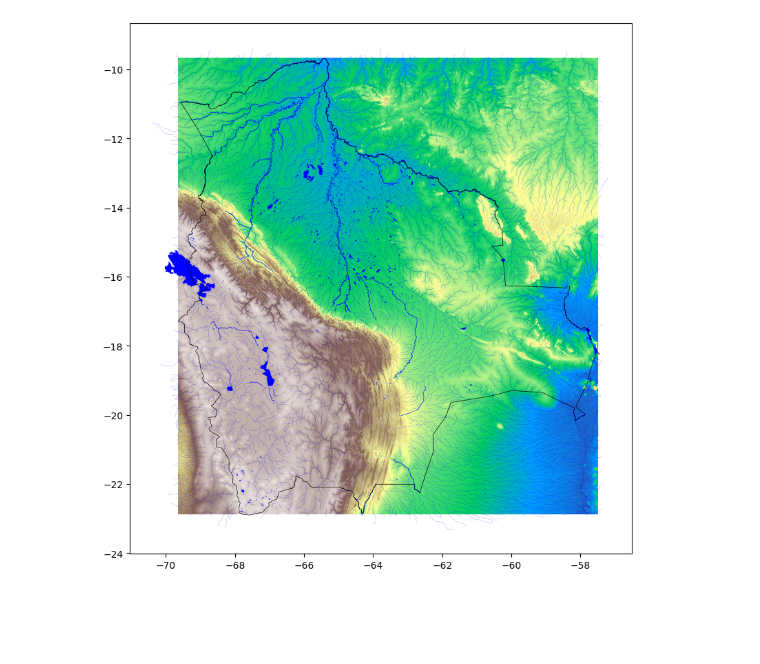
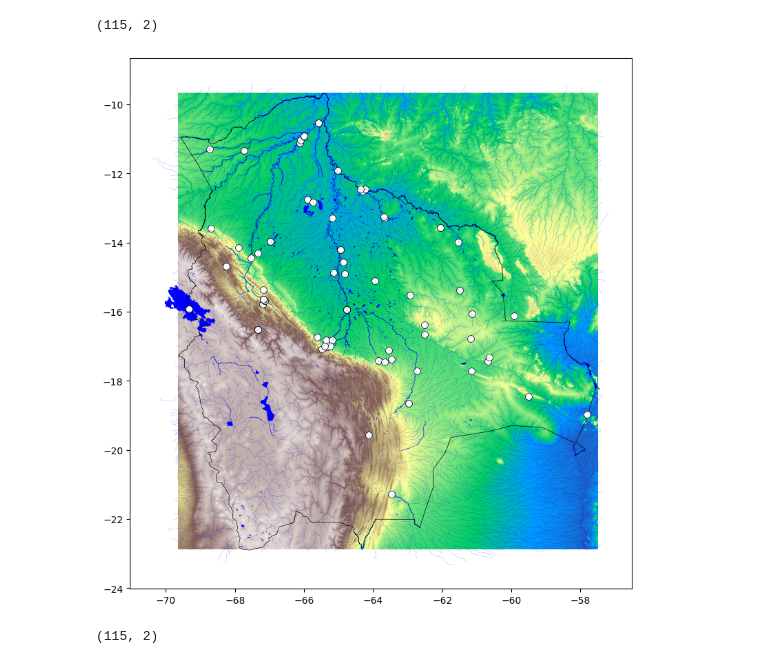
Before and after one commit to pascalhabluetzel/Type_localities_Bolivian_fishes, a Jupyter notebook: code/maps.ipynb, the cells around one changed output. Cells and saved outputs as stored; diff of their text form; code cells hidden in the pictures; blank space fills up the shorter version.

```diff
--- a/code/maps.ipynb
+++ b/code/maps.ipynb
@@ -9,7 +9,7 @@ import math
 import random
 
 # Make a map with occurrences of a list of species
-def overlay_shapefile_on_raster(raster_path, rivers_path, major_rivers_path, lakes_path, borders_path):
+def overlay_shapefile_on_raster(raster_path, rivers_path, major_rivers_path, lakes_path, borders_path, coordinates_path):
 
     # Set the bounding box coordinates
     xmin, xmax, ymin, ymax = -69.6462, -57.4987, -22.8721, -9.6695
@@ -51,6 +51,18 @@ def overlay_shapefile_on_raster(raster_path, rivers_path, major_rivers_path, lak
         # Overlay the second shapefile on top of the raster map
         gdf_borders.plot(ax=plt.gca(), facecolor='none', edgecolor='black', linewidth=0.5)
 
+        original_df = pd.read_csv(coordinates_path, sep='\t', encoding='latin-1')
+        filtered_df = original_df.dropna(subset=['longitude'])
+        # Extract coordinates
+        new_df = filtered_df[['longitude', 'latitude']]
+        # Print how many rows (e.g. occurrences) are left after filtering
+        print(new_df.shape)
+        # Convert the data to a list
+        points = new_df.values.tolist()
+
+        for point in points:
+            plt.scatter(point[0], point[1], color='white', marker='o', s=50, edgecolor='black', linewidth=0.5)
+
         # Save the map as a pdf
         plt.savefig('map.jpg', format='jpg', dpi=300)
 
@@ -59,10 +71,23 @@ def overlay_shapefile_on_raster(raster_path, rivers_path, major_rivers_path, lak
 # %%
 raster_path = '../maps/bolivia.tif'
 rivers_path = '../maps/rivers_samerica_37330.shp'
 borders_path = '../maps/BOL_adm0.shp'
 lakes_path = '../maps/lagos_lagunas.shp'
 major_rivers_path = '../maps/rios_mayores.shp'
+coordinates_path = '../data/type_localities_Bolivian_fishes.txt'
 
-overlay_shapefile_on_raster(raster_path, rivers_path, major_rivers_path, lakes_path, borders_path)
+overlay_shapefile_on_raster(raster_path, rivers_path, major_rivers_path, lakes_path, borders_path, coordinates_path)
 # %% [output]
+(115, 2)
-[figure, old version]
+[figure, new version]
+# %%
+        original_df = pd.read_csv(coordinates_path, sep='\t', encoding='latin-1')
+        filtered_df = original_df.dropna(subset=['longitude'])
+        # Extract coordinates
+        new_df = filtered_df[['longitude', 'latitude']]
+        # Print how many rows (e.g. occurrences) are left after filtering
+        print(new_df.shape)
+        # Convert the data to a list
+        points = new_df.values.tolist()
+# %% [output]
+(115, 2)
```
Also changed, not shown: 1 other file.
